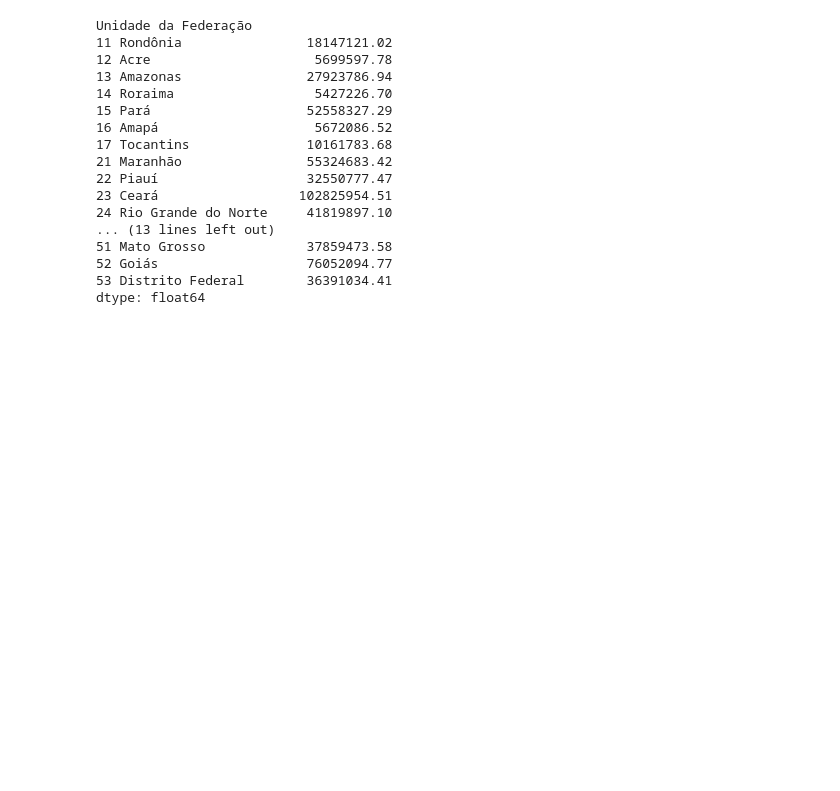
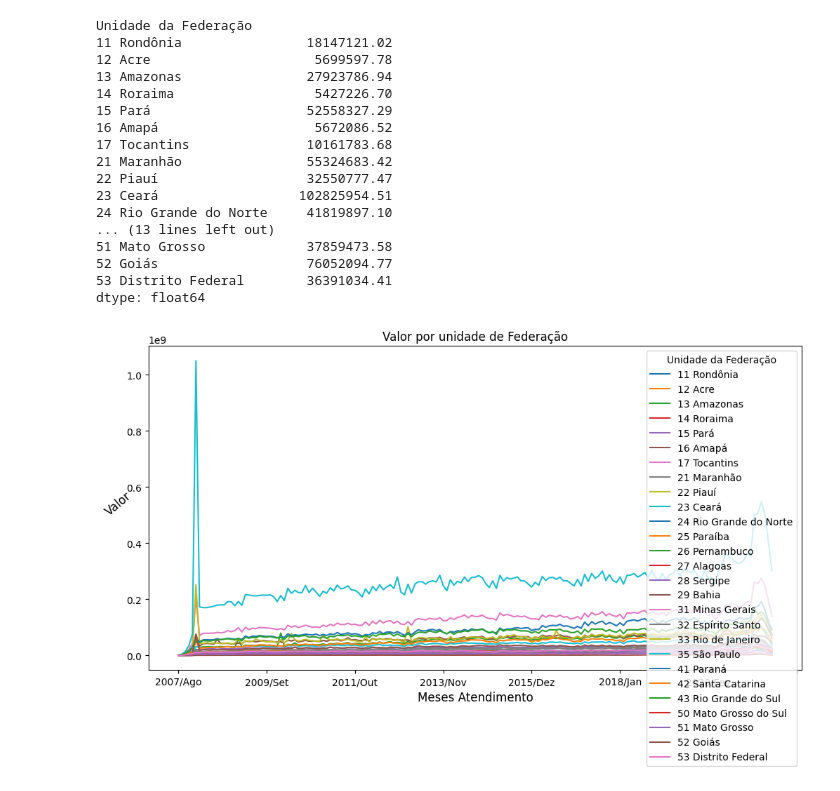
Before and after one commit to DevzsJhonny/Colab_notebooks, a Jupyter notebook: Produção_Hospitalar_Aula_3.ipynb, the cells around one changed output. Drawn from its saved outputs; the diff is of its cells as text; code cells hidden in the pictures; blank space fills up the shorter version.

```diff
--- a/Produção_Hospitalar_Aula_3.ipynb
+++ b/Produção_Hospitalar_Aula_3.ipynb
@@ -262,3 +251,16 @@ dtype: float64
 # %%
 # DESAFIO 3 - reposicionar legenda atraves do T
 # colocar titulos nos dois eixos
+# %%
+import matplotlib.pyplot as plt
+import numpy as np
+
+
+dados_usaveis.T.plot(figsize=(12,6))
+
+plt.xlabel("Meses Atendimento",size=12)
+plt.ylabel("Valor", size=12, rotation=40)
+plt.title("Valor por unidade de Federação")
+plt.show()
+# %% [output]
+[figure, added]
```
Also changed, not shown: parts of 2 cells of this notebook.
